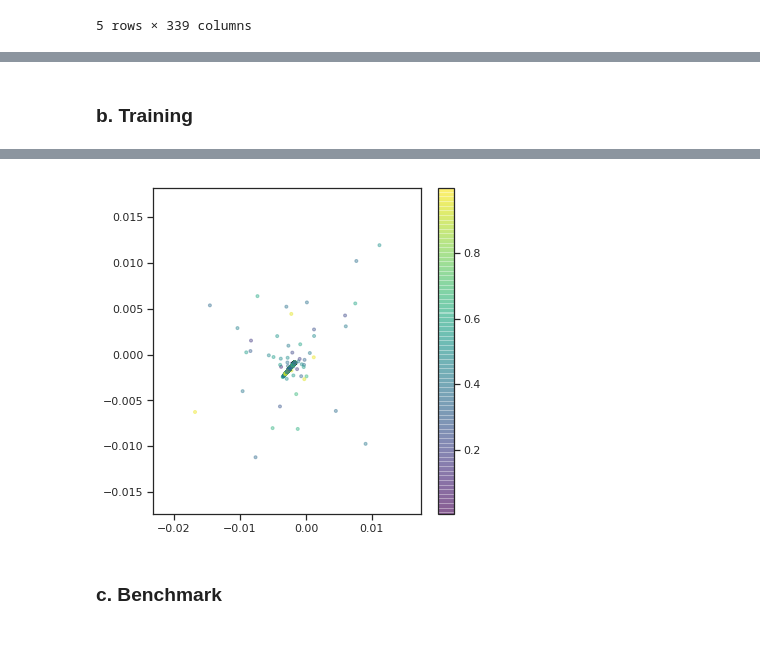
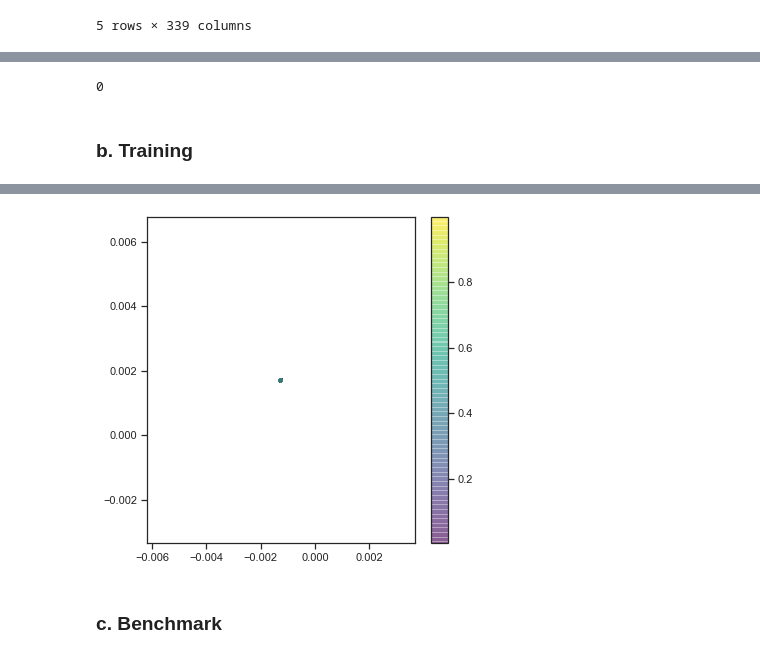
Before and after one commit to Didayolo/generators, a Jupyter notebook: vae_benchmark.ipynb, the cells around one changed output, grey strips where cells are left out. Saved outputs shown, nothing was run; the diff lists cells and outputs as text; code cells hidden in the pictures.

```diff
--- a/vae_benchmark.ipynb
+++ b/vae_benchmark.ipynb
@@ -13,7 +16,12 @@ Using TensorFlow backend.
 # MIMIC
 # %%
 # Load MIMIC dataset
-x_train = ad.read_csv('data/mimic_train_sdv.csv')
-x_test = ad.read_csv('data/mimic_test_sdv.csv')
-#data = ad.from_train_test(x_train, x_test)
-original_dim = x_train.shape[1]
+train = apd.read_csv('data/mimic_train_sdv.csv') #[:200]
+test = apd.read_csv('data/mimic_test_sdv.csv') #[:200]
+
+# Define class
+train.set_class('DIED')
+test.set_class('DIED')
+
+#data = apd.from_train_test(x_train, x_test)
+original_dim = train.shape[1]
@@ -50,26 +55,29 @@ ad.plot(pca_tr, pca_te)
+# %%
+train.distance(test)
+# %% [output]
+0
 # %% [markdown]
 ### b. Training
 # %%
 batch_size=128
 epochs=20
 
-model = ad.generators.VAE(original_dim, intermediate_dim=256, latent_dim=4)
+model = apd.generators.VAE(original_dim, intermediate_dim=[256, 64], latent_dim=8)
 vae, encoder, decoder = model.get_vae(), model.get_encoder(), model.get_decoder()
 
-columns = x_train.columns
-x_train_np, x_test_np = x_train.as_matrix(), x_test.as_matrix()
+columns = train.columns
+test_np = test.as_matrix()
 
-vae.fit(x_train_np,
-        x_train_np,
-        shuffle=True,
-        epochs=epochs,
-        batch_size=batch_size,
-        validation_data=(x_test_np, x_test_np))
+model.fit(train,
+          shuffle=True,
+          epochs=epochs,
+          batch_size=batch_size,
+          validation_data=(test_np, test_np))
 
 # display a 2D plot of the digit classes in the latent space
-z_test = encoder.predict(x_test_np, batch_size=batch_size)
+z_test = encoder.predict(test_np, batch_size=batch_size)
 plt.figure(figsize=(6, 6))
-plt.scatter(z_test[:, 0], z_test[:, 1], c=c_te,
+plt.scatter(z_test[:, 0], z_test[:, 1], c=np.array(test.get_data('y').T).ravel(),
             alpha=.4, s=3**2, cmap='viridis')
 plt.colorbar()
 plt.show()
@@ -94,4 +102,4 @@ Epoch 20/20
-[figure, old version]
+[figure, new version]
 # %% [markdown]
 ### c. Benchmark
 # %%
```
Also changed, not shown: parts of 13 cells of this notebook.
